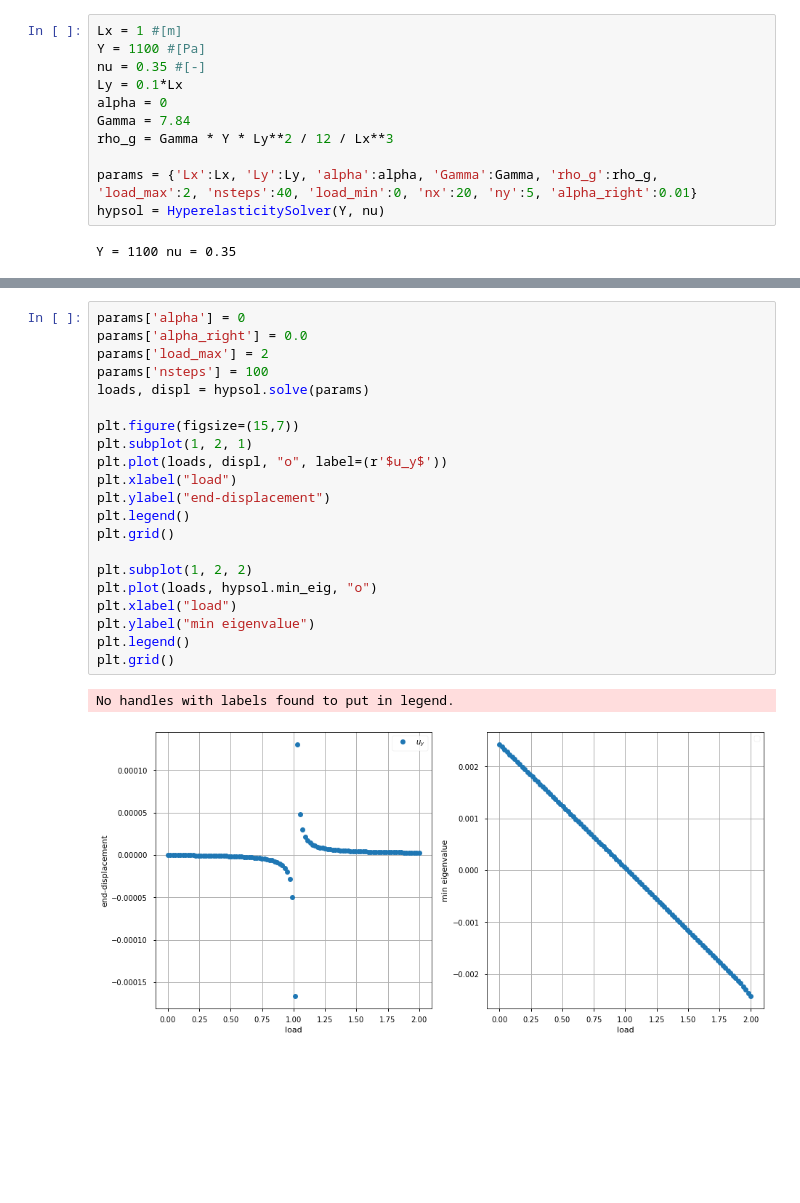
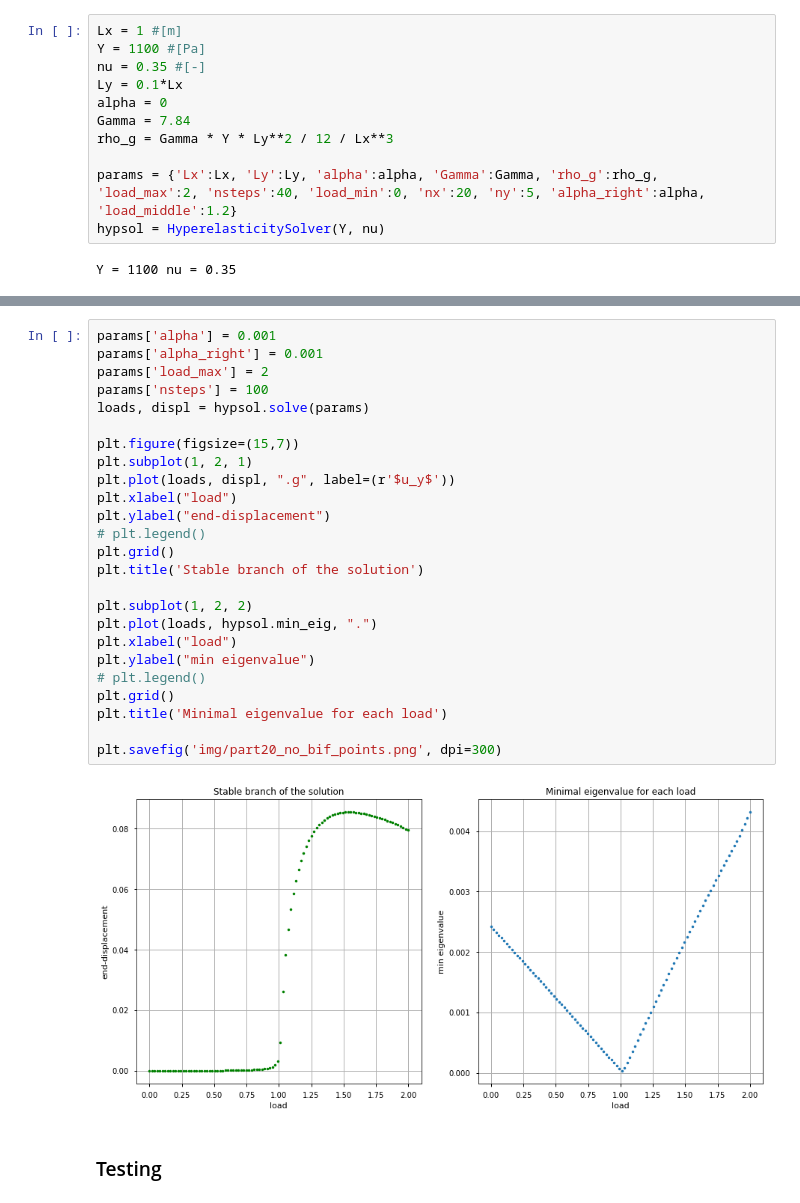
Before and after one commit to a-latyshev/Fenics_AMMS_2021, a Jupyter notebook: 04-Bifurcation/TP2.ipynb, the cells around one changed output, grey strips where cells are left out. Saved outputs shown, nothing was run; the diff lists cells and outputs as text; blank space fills up the shorter version.

```diff
--- a/04-Bifurcation/TP2.ipynb
+++ b/04-Bifurcation/TP2.ipynb
@@ -694,7 +736,7 @@ alpha = 0
 Gamma = 7.84
 rho_g = Gamma * Y * Ly**2 / 12 / Lx**3
 
-params = {'Lx':Lx, 'Ly':Ly, 'alpha':alpha, 'Gamma':Gamma, 'rho_g':rho_g, 'load_max':2, 'nsteps':40, 'load_min':0, 'nx':20, 'ny':5, 'alpha_right':0.01}
+params = {'Lx':Lx, 'Ly':Ly, 'alpha':alpha, 'Gamma':Gamma, 'rho_g':rho_g, 'load_max':2, 'nsteps':40, 'load_min':0, 'nx':20, 'ny':5, 'alpha_right':alpha, 'load_middle':1.2}
 hypsol = HyperelasticitySolver(Y, nu)
 # %% [output]
 Y = 1100 nu = 0.35
@@ -728,25 +814,30 @@ No handles with labels found to put in legend.
 # %%
-params['alpha'] = 0
-params['alpha_right'] = 0.0
+params['alpha'] = 0.001
+params['alpha_right'] = 0.001
 params['load_max'] = 2
 params['nsteps'] = 100
 loads, displ = hypsol.solve(params)
 
 plt.figure(figsize=(15,7))
 plt.subplot(1, 2, 1)
-plt.plot(loads, displ, "o", label=(r'$u_y$'))
+plt.plot(loads, displ, ".g", label=(r'$u_y$'))
 plt.xlabel("load")
 plt.ylabel("end-displacement")
-plt.legend()
+# plt.legend()
 plt.grid()
+plt.title('Stable branch of the solution')
 
 plt.subplot(1, 2, 2)
-plt.plot(loads, hypsol.min_eig, "o")
+plt.plot(loads, hypsol.min_eig, ".")
 plt.xlabel("load")
 plt.ylabel("min eigenvalue")
-plt.legend()
+# plt.legend()
 plt.grid()
+plt.title('Minimal eigenvalue for each load')
+
+plt.savefig('img/part20_no_bif_points.png', dpi=300)
 # %% [output]
-No handles with labels found to put in legend.
-[figure, old version]
+[figure, new version]
+# %% [markdown]
+### Testing
 # %%
```
Also changed, not shown: parts of 64 cells of this notebook.
